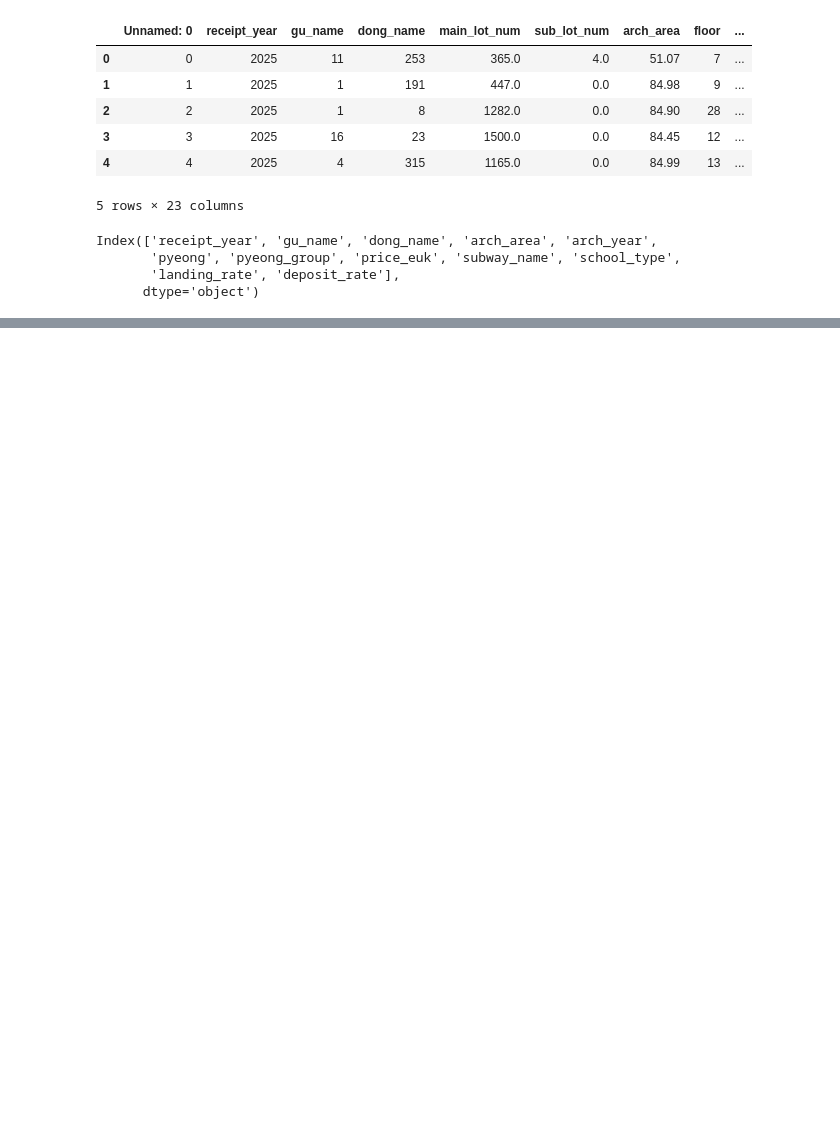
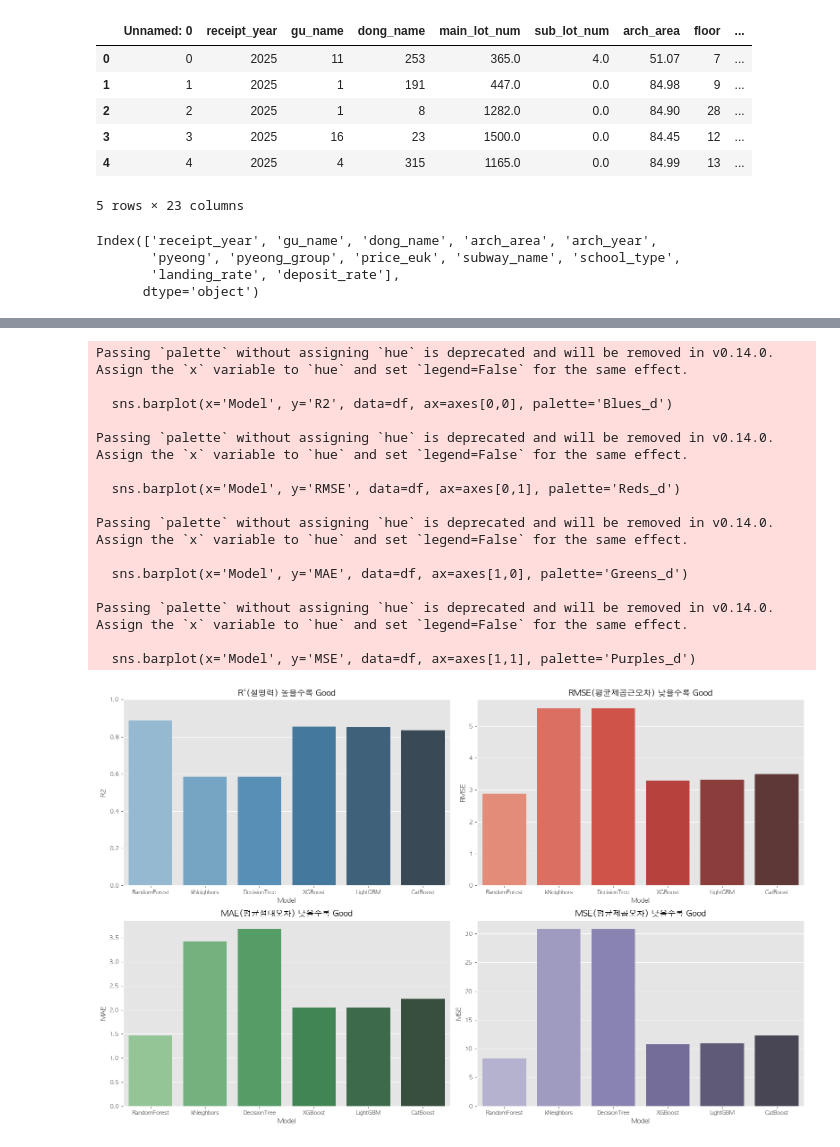
Before and after one commit to YuSuhyeon/1st-project-, a Jupyter notebook: jeon_source/modeling_four_models.ipynb, the cells around one changed output, grey strips where cells are left out. Drawn from its saved outputs; the diff is of its cells as text; code cells hidden in the pictures; blank space fills up the shorter version.

```diff
--- a/jeon_source/modeling_four_models.ipynb
+++ b/jeon_source/modeling_four_models.ipynb
@@ -139,0 +151,58 @@ Score:0.9010156560514444
+# %%
+# 모델별 성능 데이터 입력 (네 결과를 그대로 사용)
+results = {
+    'Model': ['RandomForest', 'kNeighbors', 'DecisionTree', 'XGBoost', 'LightGBM', 'CatBoost'],
+    'R2': [0.8881, 0.5841, 0.5844, 0.8543, 0.8518, 0.8345],
+    'RMSE': [2.8795, 5.5514, 5.5489, 3.2861, 3.3136, 3.5013],
+    'MAE': [1.4681, 3.4277, 3.6854, 2.0521, 2.0553, 2.2330],
+    'MSE': [8.2917, 30.8176, 30.7905, 10.7985, 10.9797, 12.2589]
+}
+
+df = pd.DataFrame(results)
+
+# df_melt = df.melt(id_vars='Model', value_vars=['R2', 'RMSE', 'MAE', 'MSE'],
+#                   var_name='Metric', value_name='Score')
+
+
+# 1. 폰트 설정 (애플고딕, macOS)
+plt.rcParams['font.family'] = 'AppleGothic'
+plt.rcParams['font.size'] = 9
+plt.rcParams['axes.unicode_minus'] = False
+fig, axes = plt.subplots(2, 2, figsize=(16, 10))
+
+# R2
+sns.barplot(x='Model', y='R2', data=df, ax=axes[0,0], palette='Blues_d')
+axes[0,0].set_title('R²(설명력) 높을수록 Good')
+axes[0,0].set_ylim(0, 1)
+
+# RMSE
+sns.barplot(x='Model', y='RMSE', data=df, ax=axes[0,1], palette='Reds_d')
+axes[0,1].set_title('RMSE(평균제곱근오차) 낮을수록 Good')
+
+# MAE
+sns.barplot(x='Model', y='MAE', data=df, ax=axes[1,0], palette='Greens_d')
+axes[1,0].set_title('MAE(평균절대오차) 낮을수록 Good')
+
+# MSE
+sns.barplot(x='Model', y='MSE', data=df, ax=axes[1,1], palette='Purples_d')
+axes[1,1].set_title('MSE(평균제곱오차) 낮을수록 Good')
+
+plt.tight_layout()
+plt.show()
+# %% [output]
+Passing `palette` without assigning `hue` is deprecated and will be removed in v0.14.0. Assign the `x` variable to `hue` and set `legend=False` for the same effect.
+
+  sns.barplot(x='Model', y='R2', data=df, ax=axes[0,0], palette='Blues_d')
+
+Passing `palette` without assigning `hue` is deprecated and will be removed in v0.14.0. Assign the `x` variable to `hue` and set `legend=False` for the same effect.
+
+  sns.barplot(x='Model', y='RMSE', data=df, ax=axes[0,1], palette='Reds_d')
+
+Passing `palette` without assigning `hue` is deprecated and will be removed in v0.14.0. Assign the `x` variable to `hue` and set `legend=False` for the same effect.
+
+  sns.barplot(x='Model', y='MAE', data=df, ax=axes[1,0], palette='Greens_d')
+
+Passing `palette` without assigning `hue` is deprecated and will be removed in v0.14.0. Assign the `x` variable to `hue` and set `legend=False` for the same effect.
+
+  sns.barplot(x='Model', y='MSE', data=df, ax=axes[1,1], palette='Purples_d')
+[figure, added]
```
Also changed, not shown: parts of 2 cells of this notebook, 8 other files.
